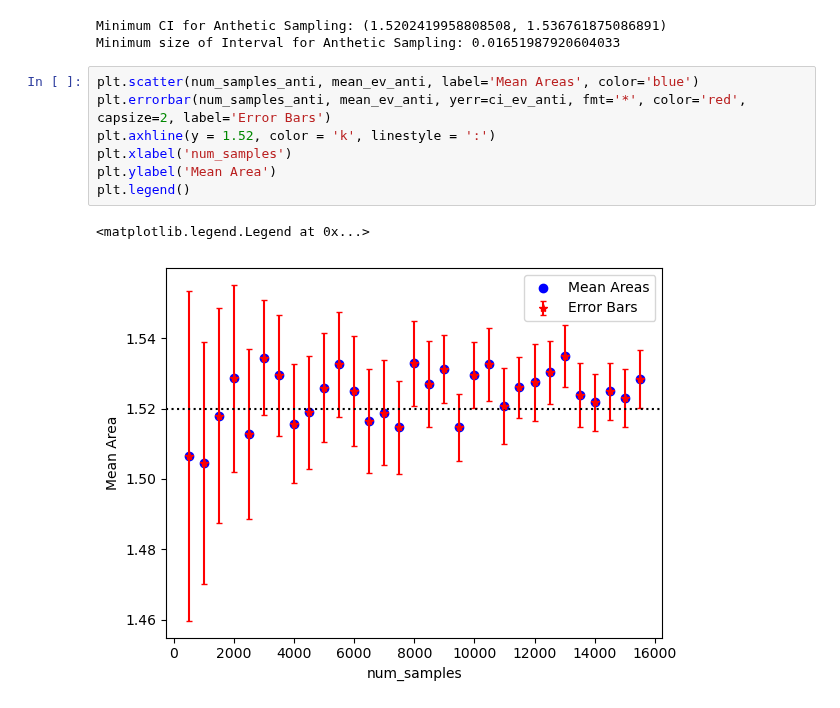
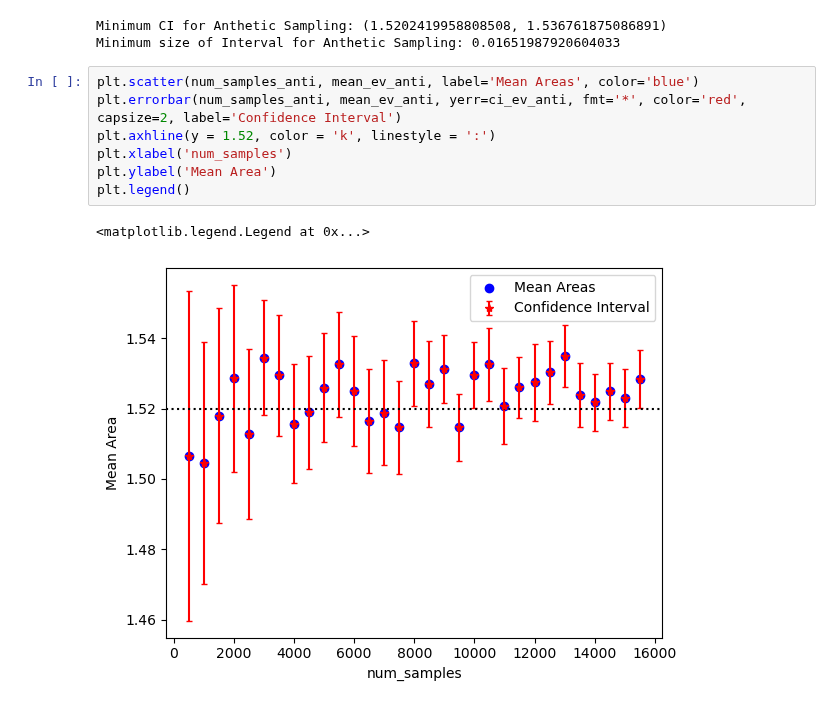
Before and after one commit to KeniaLS/Stoc_Sim_Assignment1, a Jupyter notebook: SS_Kenia_Divya_Assignment1.ipynb, the cells around one changed output. Drawn from its saved outputs; the diff is of its cells as text.

```diff
--- a/SS_Kenia_Divya_Assignment1.ipynb
+++ b/SS_Kenia_Divya_Assignment1.ipynb
@@ -852,11 +852,11 @@ Minimum CI for Anthetic Sampling: (1.5202419958808508, 1.536761875086891)
 Minimum size of Interval for Anthetic Sampling: 0.01651987920604033
 # %%
 plt.scatter(num_samples_anti, mean_ev_anti, label='Mean Areas', color='blue')
-plt.errorbar(num_samples_anti, mean_ev_anti, yerr=ci_ev_anti, fmt='*', color='red', capsize=2, label='Error Bars')
+plt.errorbar(num_samples_anti, mean_ev_anti, yerr=ci_ev_anti, fmt='*', color='red', capsize=2, label='Confidence Interval')
 plt.axhline(y = 1.52, color = 'k', linestyle = ':')
 plt.xlabel('num_samples')
 plt.ylabel('Mean Area')
 plt.legend()
 # %% [output]
 <matplotlib.legend.Legend at 0x...>
-[figure, old version]
+[figure, new version]
```
Also changed, not shown: 1 other file.
